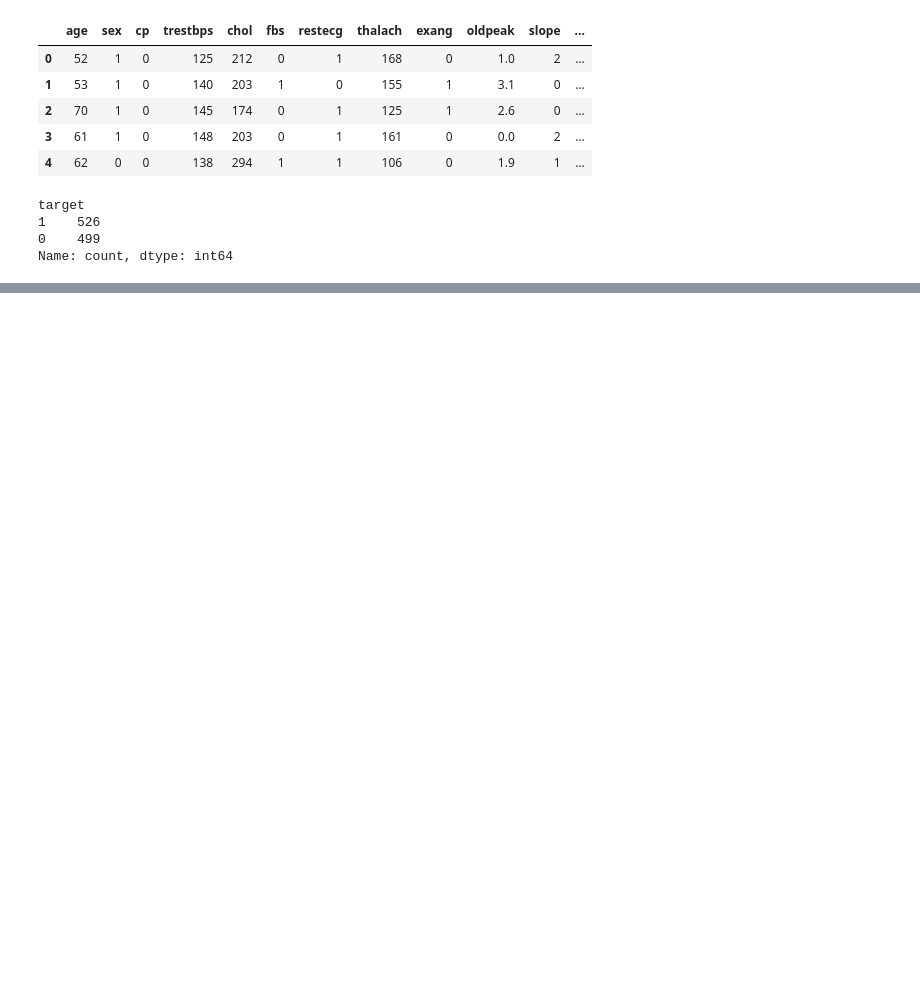
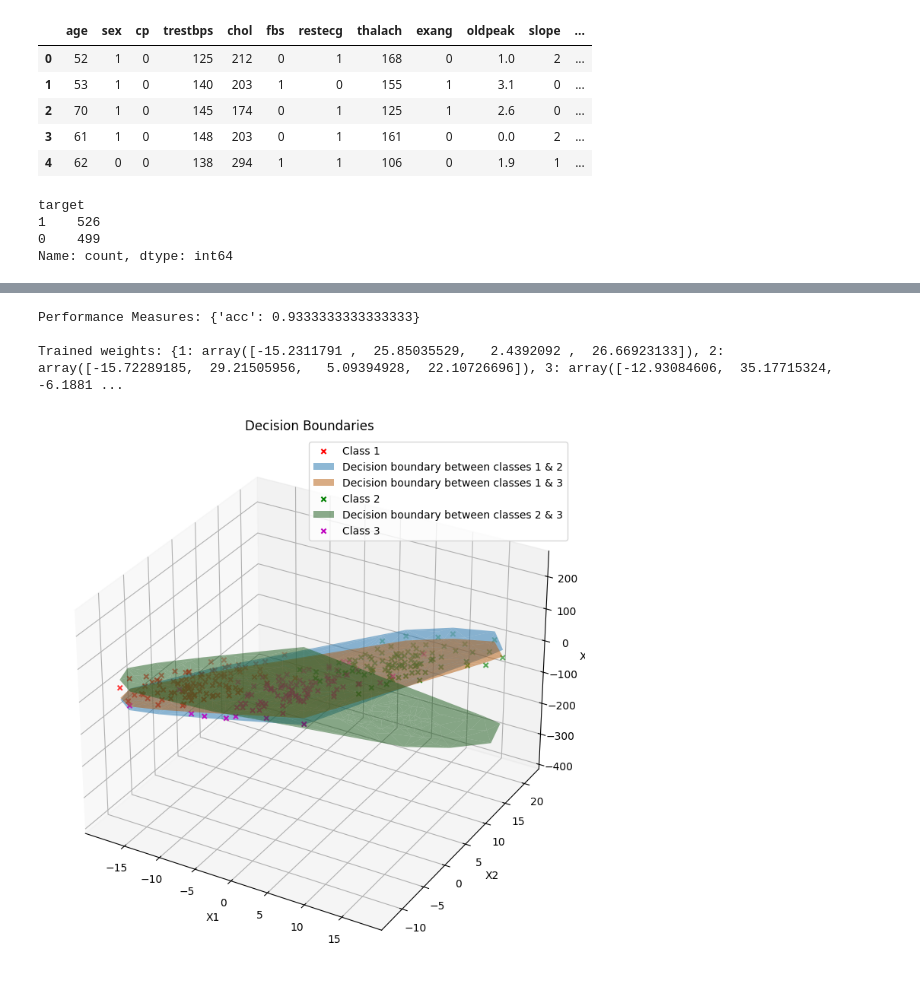
Before and after one commit to AbinashChetia/gda_ac, a Jupyter notebook: example.ipynb, the cells around one changed output, grey strips where cells are left out. Saved outputs shown, nothing was run; the diff lists cells and outputs as text; code cells hidden in the pictures; blank space fills up the shorter version.

```diff
--- a/example.ipynb
+++ b/example.ipynb
@@ -94,0 +121,10 @@ Facility to plot decision boundary for data with more than 3 features has not be
+# %%
+data3_x = data3.iloc[:, :-1]
+data3_y = data3.iloc[:, -1]
+# %%
+pipeline(data3_x, data3_y)
+# %% [output]
+Performance Measures: {'acc': 0.9333333333333333}
+
+Trained weights: {1: array([-15.2311791 ,  25.85035529,   2.4392092 ,  26.66923133]), 2: array([-15.72289185,  29.21505956,   5.09394928,  22.10726696]), 3: array([-12.93084606,  35.17715324,  -6.1881 ...
+[figure, added]
```
Also changed, not shown: parts of 8 cells of this notebook, 3 other files.
